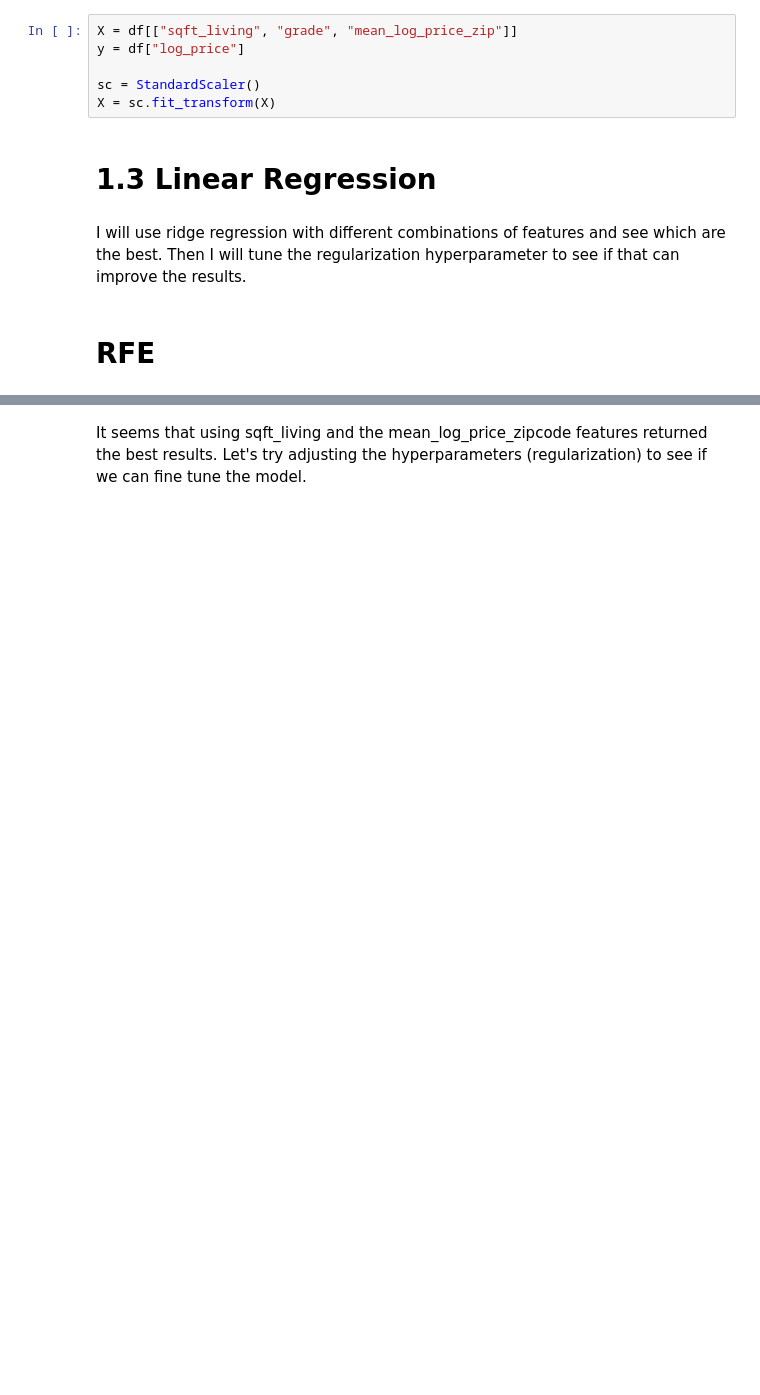
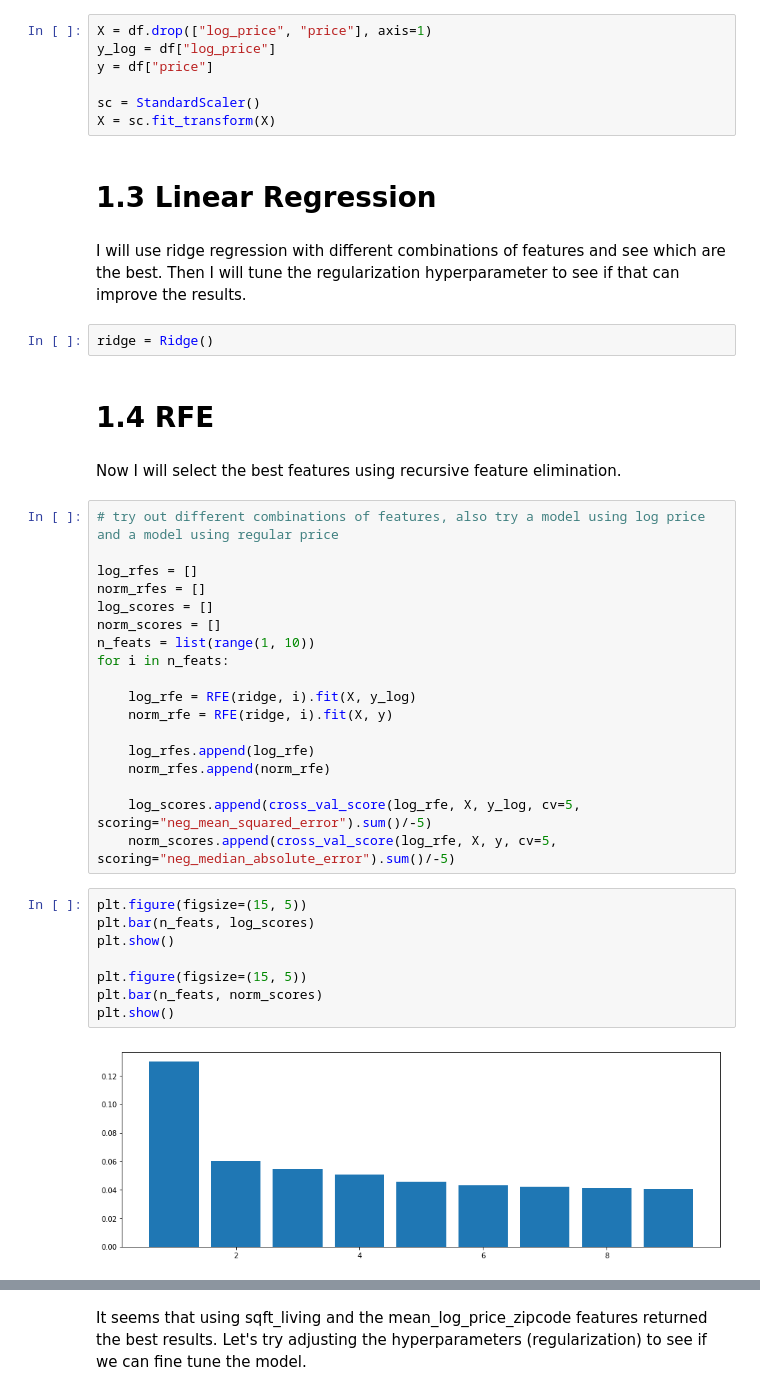
Before and after one commit to georgewillben/King_County_House_Prices, a Jupyter notebook: Modeling.ipynb, the cells around one changed output, grey strips where cells are left out. Saved outputs shown, nothing was run; the diff lists cells and outputs as text; blank space fills up the shorter version.

Commit message:
Modeling 2.3

```diff
--- a/Modeling.ipynb
+++ b/Modeling.ipynb
@@ -48,8 +37,9 @@ The best columns are sqft_living and grade, and mean_log_price_zip. A problem ar
 # %% [markdown]
 Now I will seperate the data into X and y sets, as well as scale the data with standardization.
 # %%
-X = df[["sqft_living", "grade", "mean_log_price_zip"]]
-y = df["log_price"]
+X = df.drop(["log_price", "price"], axis=1)
+y_log = df["log_price"]
+y = df["price"]
 
 sc = StandardScaler()
 X = sc.fit_transform(X)
@@ -57,5 +47,37 @@ X = sc.fit_transform(X)
 # 1.3 Linear Regression
 # %% [markdown]
 I will use ridge regression with different combinations of features and see which are the best. Then I will tune the regularization hyperparameter to see if that can improve the results.
+# %%
+ridge = Ridge()
 # %% [markdown]
-# RFE
+# 1.4 RFE
+# %% [markdown]
+Now I will select the best features using recursive feature elimination.
+# %%
+# try out different combinations of features, also try a model using log price and a model using regular price
+
+log_rfes = []
+norm_rfes = []
+log_scores = []
+norm_scores = []
+n_feats = list(range(1, 10))
+for i in n_feats:
+
+    log_rfe = RFE(ridge, i).fit(X, y_log)
+    norm_rfe = RFE(ridge, i).fit(X, y)
+
+    log_rfes.append(log_rfe)
+    norm_rfes.append(norm_rfe)
+
+    log_scores.append(cross_val_score(log_rfe, X, y_log, cv=5, scoring="neg_mean_squared_error").sum()/-5)
+    norm_scores.append(cross_val_score(log_rfe, X, y, cv=5, scoring="neg_median_absolute_error").sum()/-5)
+# %%
+plt.figure(figsize=(15, 5))
+plt.bar(n_feats, log_scores)
+plt.show()
+
+plt.figure(figsize=(15, 5))
+plt.bar(n_feats, norm_scores)
+plt.show()
+# %% [output]
+[figure, added]
```
Also changed, not shown: parts of 9 cells of this notebook.
